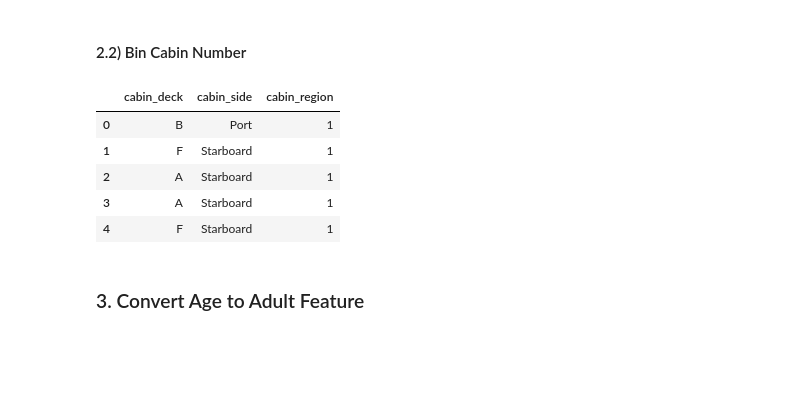
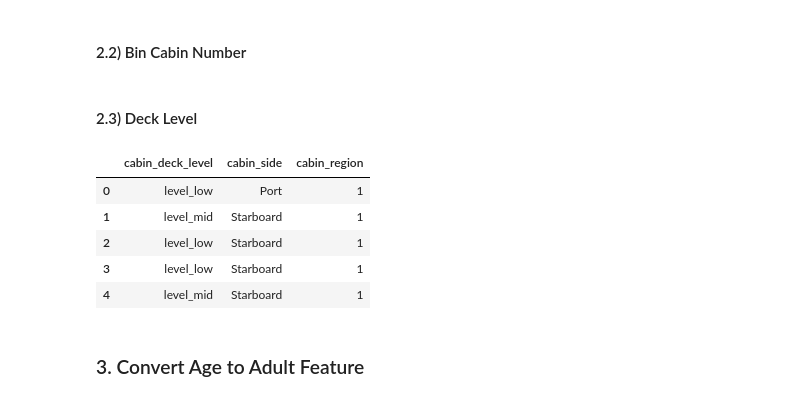
Before and after one commit to LandonWall/lightgbm-shap-analysis, a Jupyter notebook: lightgbm-shap-analysis-spaceship-titanic.ipynb, the cells around one changed output. Cells and saved outputs as stored; diff of their text form; code cells hidden in the pictures; blank space fills up the shorter version.

```diff
--- a/lightgbm-shap-analysis-spaceship-titanic.ipynb
+++ b/lightgbm-shap-analysis-spaceship-titanic.ipynb
@@ -109,15 +110,32 @@ max_cabin_number = int(df['cabin_number'].max())
 bins = range(0, max_cabin_number + 300, 300)
 labels = range(1, len(bins))  # Numeric labels starting from 1
 df['cabin_region'] = pd.cut(df['cabin_number'], bins=bins, labels=labels, right=False)
+# %% [markdown]
+#### 2.3) Deck Level
+# %%
+# Mapping deck levels to their respective categories
+deck_level_mapping = {
+    'A': 'level_low',
+    'B': 'level_low',
+    'C': 'level_low',
+    'D': 'level_mid',
+    'E': 'level_mid',
+    'F': 'level_mid',
+    'G': 'level_top',
+    'T': 'level_top'
+}
+
+# Apply the mapping to create the cabin_deck_level feature
+df['cabin_deck_level'] = df['cabin_deck'].map(deck_level_mapping)
 # %%
-df[['cabin_deck', 'cabin_side', 'cabin_region']].head()
+df[['cabin_deck_level', 'cabin_side', 'cabin_region']].head()
 # %% [output]
-|  | cabin_deck | cabin_side | cabin_region |
-| 0 | B | Port | 1 |
-| 1 | F | Starboard | 1 |
-| 2 | A | Starboard | 1 |
-| 3 | A | Starboard | 1 |
-| 4 | F | Starboard | 1 |
+|  | cabin_deck_level | cabin_side | cabin_region |
+| 0 | level_low | Port | 1 |
+| 1 | level_mid | Starboard | 1 |
+| 2 | level_low | Starboard | 1 |
+| 3 | level_low | Starboard | 1 |
+| 4 | level_mid | Starboard | 1 |
 # %% [markdown]
 ### 3. Convert Age to Adult Feature
 # %%
```
Also changed, not shown: parts of 17 cells of this notebook.
